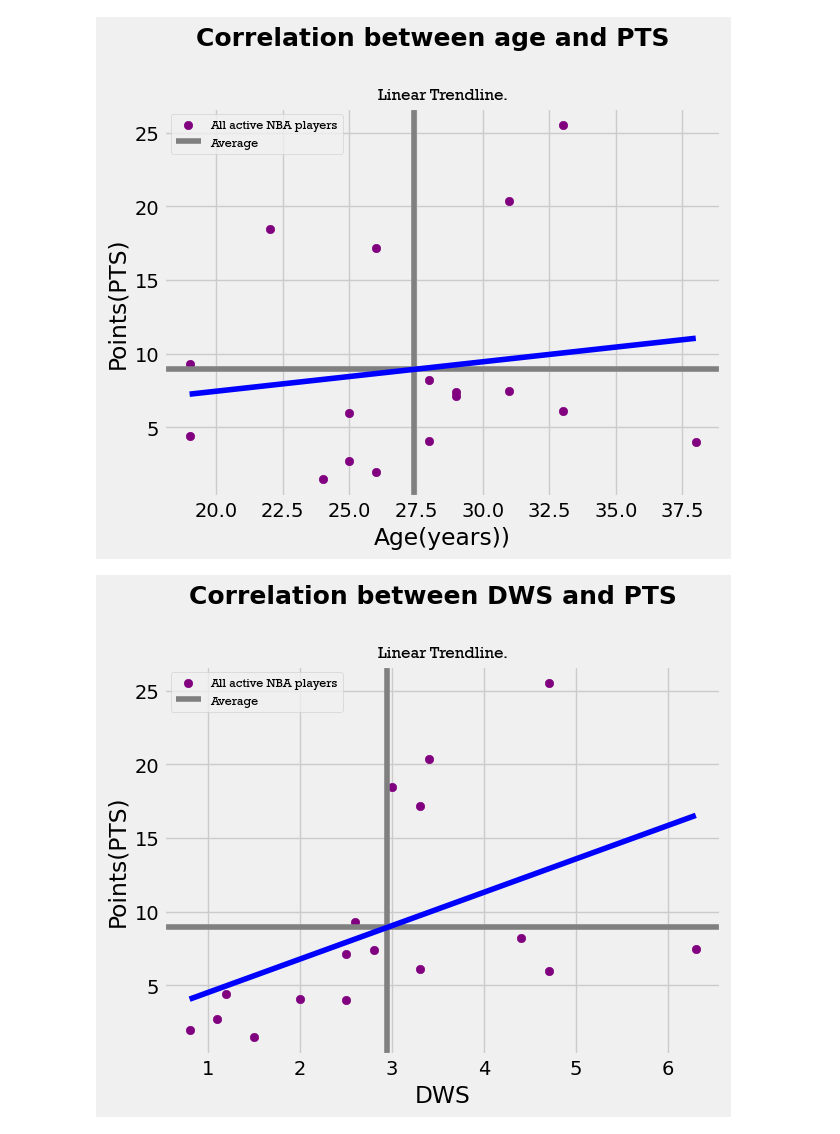
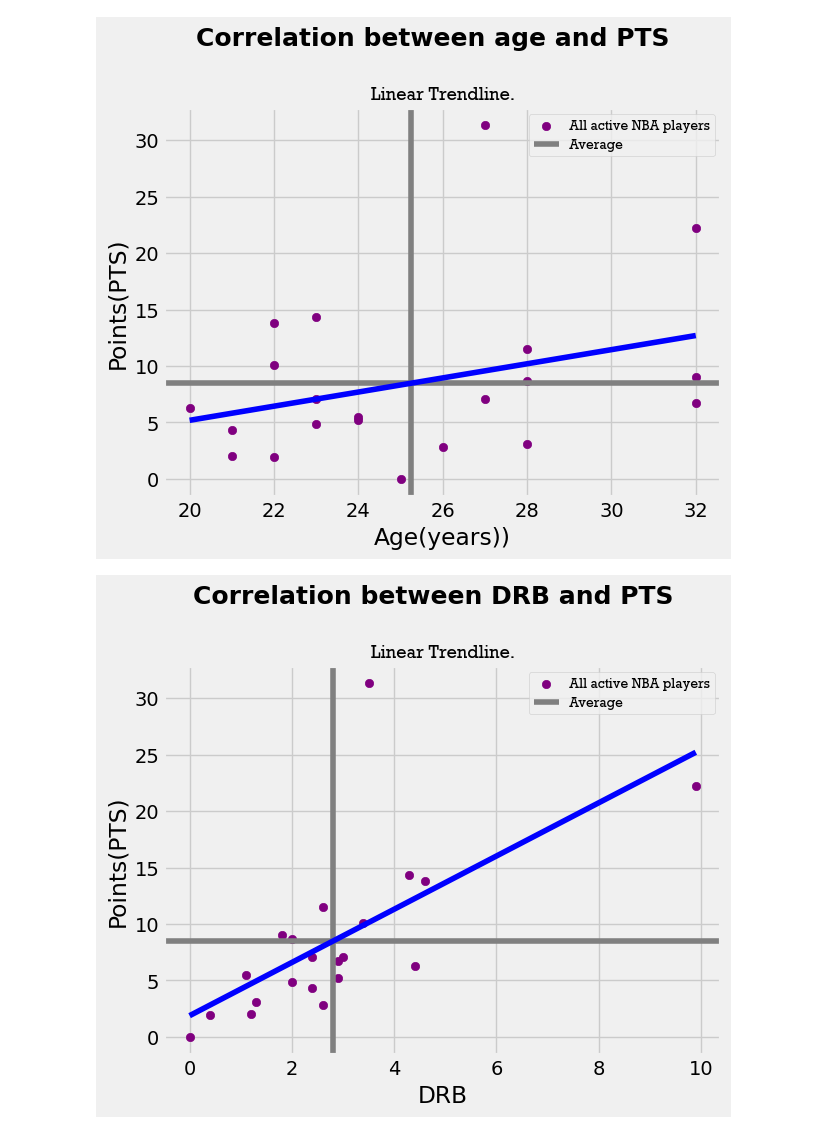
Before and after one commit to LiamRobertson327/Data-Mining-185, a Jupyter notebook: plotcorrfinal-combinewh.ipynb, the cells around one changed output. Saved outputs shown, nothing was run; the diff lists cells and outputs as text; code cells hidden in the pictures.

```diff
--- a/plotcorrfinal-combinewh.ipynb
+++ b/plotcorrfinal-combinewh.ipynb
@@ -42,8 +42,9 @@ import re
 import time
 from bs4 import BeautifulSoup
 # URL for the Washington Wizards Basketball Reference page
-wiz_url = (f'https://www.basketball-reference.com/teams/GSW/2022.html')
-ts = "GSW2022"
+wiz_url = (f'https://www.basketball-reference.com/teams/WAS/2021.html')
+print(wiz_url)
+ts = "WAS2021"
 
 # The requests library can send a GET request to the wiz_url
 wiz_res = requests.get(wiz_url)
@@ -64,8 +65,8 @@ for row in wiz_per_game.find_all('tr')[1:]:  # Excluding the first 'tr', since t
     player['Player'] = row.find('a').text.strip()
     player['Age'] = row.find('td', {'data-stat' : 'age'}).text
 
-    player['DWS'] = row.find('td', {'data-stat' : 'drb_per_g'}).text
-    player['OWS'] = row.find('td', {'data-stat' : 'orb_per_g'}).text
+    player['DRB'] = row.find('td', {'data-stat' : 'drb_per_g'}).text
+    player['ORB'] = row.find('td', {'data-stat' : 'orb_per_g'}).text
 
     player['PTS'] = row.find('td', {'data-stat' : 'pts_per_g'}).text
 
@@ -149,33 +153,33 @@ with open(f'csv_files/{ts}_stats.csv') as csvfile:
     next(readCSVplayer)
     player = []
     age = []
-    DWS = []
-    OWS = []
+    DRB = []
+    ORB = []
     PTS = []
 
     for row in readCSVplayer:
         currPlayer = row[0]
         currAge = row[1]
-        currDWS = row[2]
-        currOWS = row[3]
+        currDRB = row[2]
+        currORB = row[3]
         currPTS=row[4]
 
         player.append(currPlayer)
         age.append(currAge)
-        DWS.append(currDWS)
-        OWS.append(currOWS)
+        DRB.append(currDRB)
+        ORB.append(currORB)
         PTS.append(currPTS)
 
 floatAge = [float(i) for i in age]
-floatDWS = [float(i) for i in DWS]
-floatOWS = [float(i) for i in OWS]
+floatDRB = [float(i) for i in DRB]
+floatORB = [float(i) for i in ORB]
 floatPTS = [float(i) for i in PTS]
 
 plt.style.use('fivethirtyeight')
 
 agePlotPTS, ax = plt.subplots()
-DWSPlotPTS, ax2 = plt.subplots()
-OWSPlotPTS, ax3 = plt.subplots()
+DRBPlotPTS, ax2 = plt.subplots()
+ORBPlotPTS, ax3 = plt.subplots()
 
 #Ax is between age and PTS.
 ax.scatter(floatAge, floatPTS, label = "All active NBA players", color = 'purple')
@@ -197,40 +201,40 @@ print("Age and PTS: slope =", slope, ", intercept =", intercept, ", r_value =",
 rpString = "r = " + str(round(r_value, 3)) + ", p = " + str(round(p_value, 7))
 print("***************\n")
 
-# Ax2 is between DWS and PTS.
-ax2.scatter(floatDWS, floatPTS, label = "All active NBA players", color = 'purple')
-ax2.axvline(x = np.mean(floatDWS), color = 'grey')
+# Ax2 is between DRB and PTS.
+ax2.scatter(floatDRB, floatPTS, label = "All active NBA players", color = 'purple')
+ax2.axvline(x = np.mean(floatDRB), color = 'grey')
 ax2.axhline(y = np.mean(floatPTS), label = "Average", color = 'grey')
-DWSPlotPTS.suptitle("Correlation between DWS and PTS", weight = 'bold', size = 18, y = 1.05)
+DRBPlotPTS.suptitle("Correlation between DRB and PTS", weight = 'bold', size = 18, y = 1.05)
 ax2.set_title("Linear Trendline.", size = 12, fontname = 'Rockwell')
-ax2.set_xlabel("DWS")
+ax2.set_xlabel("DRB")
 ax2.set_ylabel("Points(PTS)")
 
-ax2.plot(np.unique(floatDWS), np.poly1d(np.polyfit(floatDWS, floatPTS, 1))(np.unique(floatDWS)), 'blue')
+ax2.plot(np.unique(floatDRB), np.poly1d(np.polyfit(floatDRB, floatPTS, 1))(np.unique(floatDRB)), 'blue')
 
 ax2.legend(loc='best', prop={'size': 9, 'family': 'Rockwell'})
 print("***************\n")
-slope, intercept, r_value, p_value, std_err = linregress(floatDWS, floatPTS)
-print("DWS and PTS: slope =", slope, ", intercept =", intercept, ", r_value =", r_value,
+slope, intercept, r_value, p_value, std_err = linregress(floatDRB, floatPTS)
+print("DRB and PTS: slope =", slope, ", intercept =", intercept, ", r_value =", r_value,
     ", p_value =", p_value, ", std_err =", std_err)
 rpString = "r = " + str(round(r_value, 3)) + ", p = " + str(round(p_value, 3))
 print("***************\n")
 
-# Ax3 is between OWS and PTS.
-ax3.scatter(floatOWS, floatPTS, label = "All active NBA players", color = 'purple')
-ax3.axvline(x = np.mean(floatOWS), color = 'grey')
+# Ax3 is between ORB and PTS.
+ax3.scatter(floatORB, floatPTS, label = "All active NBA players", color = 'purple')
+ax3.axvline(x = np.mean(floatORB), color = 'grey')
 ax3.axhline(y = np.mean(floatPTS), label = "Average", color = 'grey')
-OWSPlotPTS.suptitle("Correlation between OWS and PTS", weight = 'bold', size = 18, y = 1.05)
+ORBPlotPTS.suptitle("Correlation between ORB and PTS", weight = 'bold', size = 18, y = 1.05)
 ax3.set_title("Linear Trendline.", size = 12, fontname = 'Rockwell')
-ax3.set_xlabel("OWS")
+ax3.set_xlabel("ORB")
 ax3.set_ylabel("Points(PTS)")
 
-ax3.plot(np.unique(floatOWS), np.poly1d(np.polyfit(floatOWS, floatPTS, 1))(np.unique(floatOWS)), 'blue')
+ax3.plot(np.unique(floatORB), np.poly1d(np.polyfit(floatORB, floatPTS, 1))(np.unique(floatORB)), 'blue')
 
 ax3.legend(loc='best', prop={'size': 9, 'family': 'Rockwell'})
 print("***************\n")
-slope, intercept, r_value, p_value, std_err = linregress(floatOWS, floatPTS)
-print("OWS and PTS: slope =", slope, ", intercept =", intercept, ", r_value =", r_value,
+slope, intercept, r_value, p_value, std_err = linregress(floatORB, floatPTS)
+print("ORB and PTS: slope =", slope, ", intercept =", intercept, ", r_value =", r_value,
     ", p_value =", p_value, ", std_err =", std_err)
 rpString = "r = " + str(round(r_value, 3)) + ", p = " + str(round(p_value, 3))
 print("***************\n")
@@ -239,8 +243,8 @@ print("***************\n")
 # Remove if you do not want to save the figures in your working directory
 # Change the DPI to adjust image size
 agePlotPTS.savefig(f'Photos/{ts}-age-PTS-linear.png', dpi = 400, bbox_inches = 'tight')
-DWSPlotPTS.savefig(f'Photos/{ts}-DWS-PTS-linear.png', dpi = 400, bbox_inches = 'tight')
-OWSPlotPTS.savefig(f'Photos/{ts}-OWS-PTS-linear.png', dpi = 400, bbox_inches = 'tight')
+DRBPlotPTS.savefig(f'Photos/{ts}-DRB-PTS-linear.png', dpi = 400, bbox_inches = 'tight')
+ORBPlotPTS.savefig(f'Photos/{ts}-ORB-PTS-linear.png', dpi = 400, bbox_inches = 'tight')
 # %% [output]
 ***************
 
@@ -258,3 +262,3 @@ OWS and PTS: slope = 0.1789721723518853 , intercept = 8.800538599640932 , r_valu
 ***************
-[figure, old version]
+[figure, new version]
-[figure, old version]
+[figure, new version]
```
Also changed, not shown: parts of 4 cells of this notebook, 19 other files.
